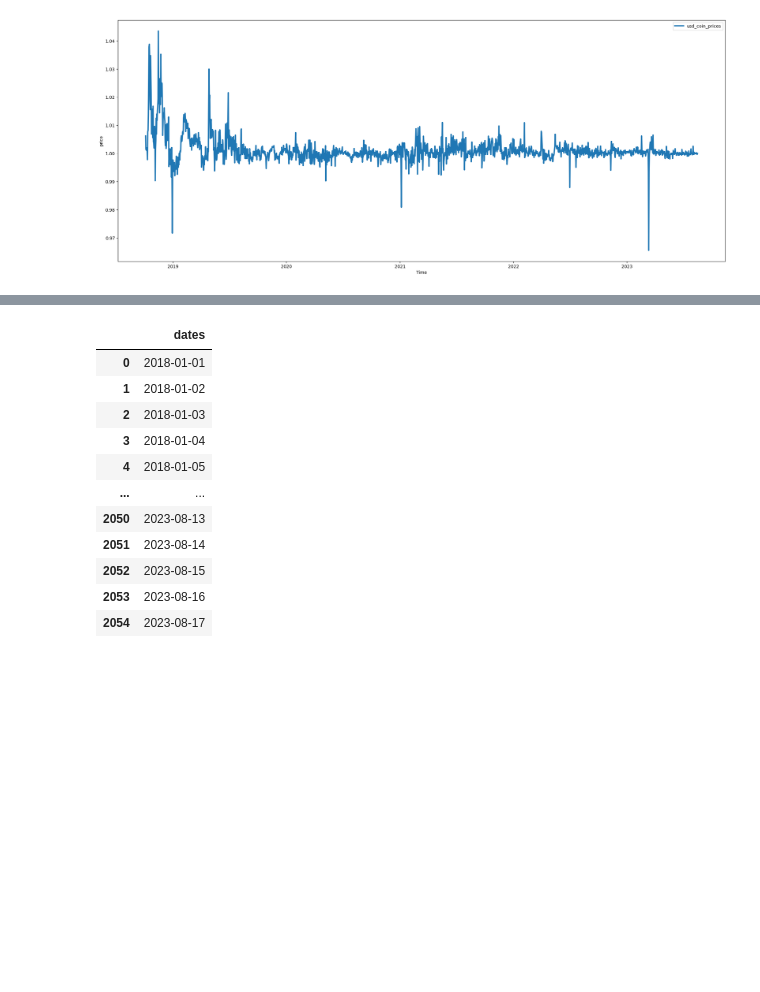
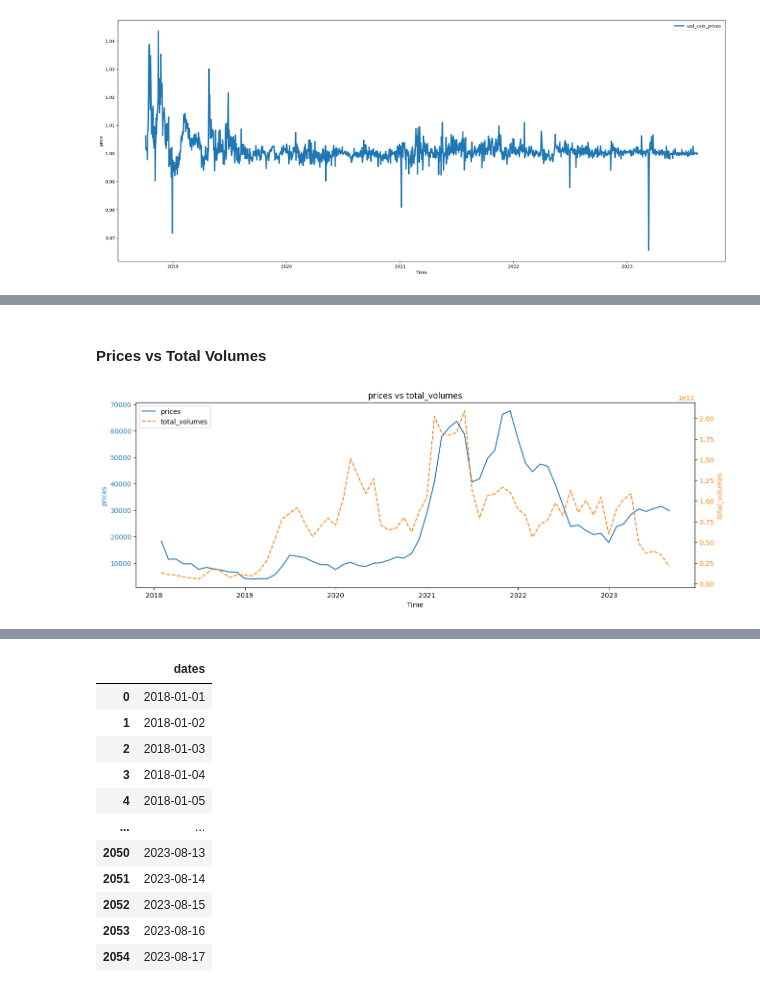
Before and after one commit to someonefrom93/PIDA_J_DIEGO, a Jupyter notebook: eda_gecko.ipynb, the cells around one changed output, grey strips where cells are left out. Saved outputs shown, nothing was run; the diff lists cells and outputs as text; code cells hidden in the pictures; blank space fills up the shorter version.

```diff
--- a/eda_gecko.ipynb
+++ b/eda_gecko.ipynb
@@ -311,0 +347,8 @@ Answer: is a fully collateralised US dollar stablecoin powered by Ethereum and j
+# %%
+# Making a copy for testing purposes
+bitcoin_df_copy = bitcoin_df.copy()
+
+# Dates need to be in a pandas Date type for resampling data along any other king of range such as days, months, or years in the plotting function
+bitcoin_df_copy["dates"] = pd.to_datetime(bitcoin_df_copy["dates"])
+# %%
+bitcoin_df_copy.set_index("dates", inplace=True)
@@ -311,0 +408,6 @@ Answer: is a fully collateralised US dollar stablecoin powered by Ethereum and j
+# %% [markdown]
+#### Prices vs Total Volumes
+# %%
+plot_2_scales(bitcoin_df_copy, ["prices", "total_volumes"], "M")
+# %% [output]
+[figure, added]
```
Also changed, not shown: parts of 27 cells of this notebook.
